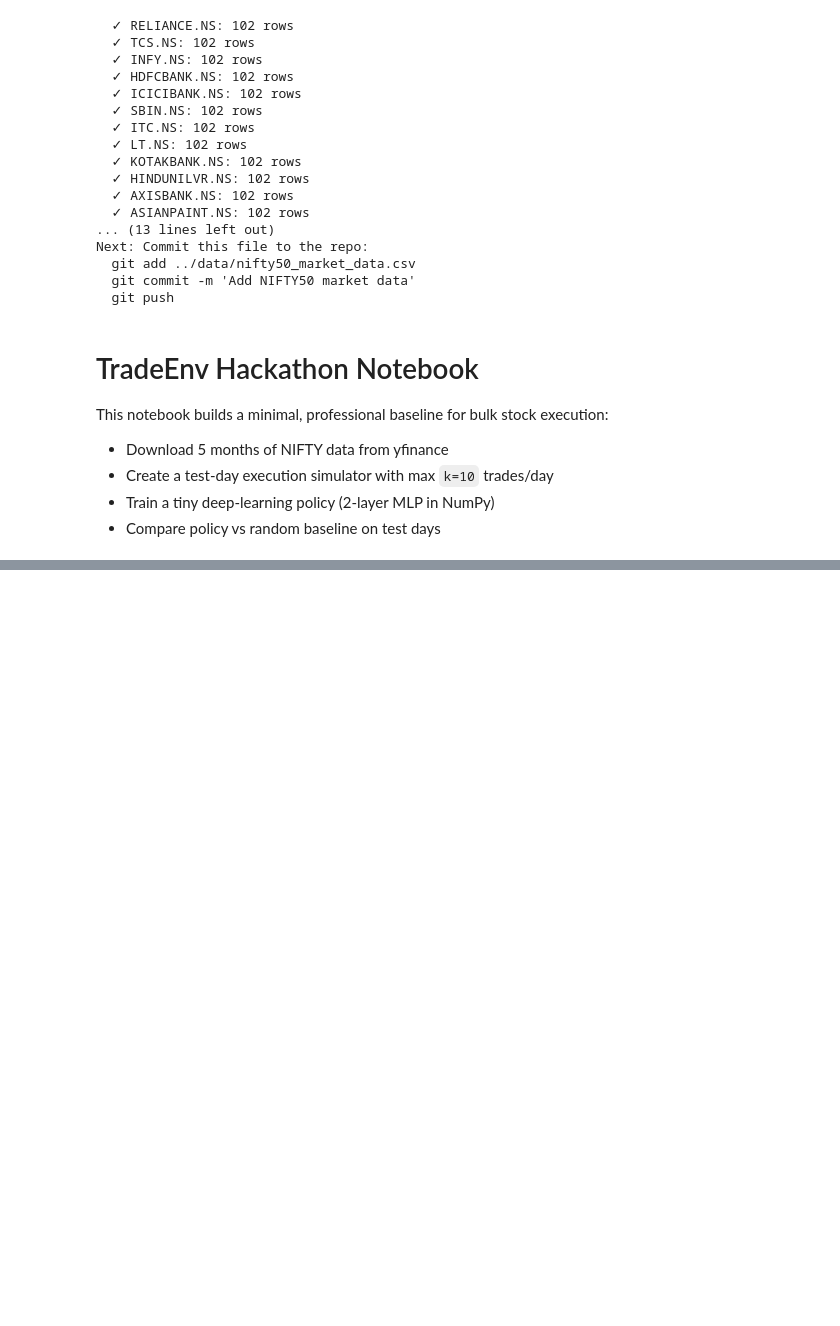
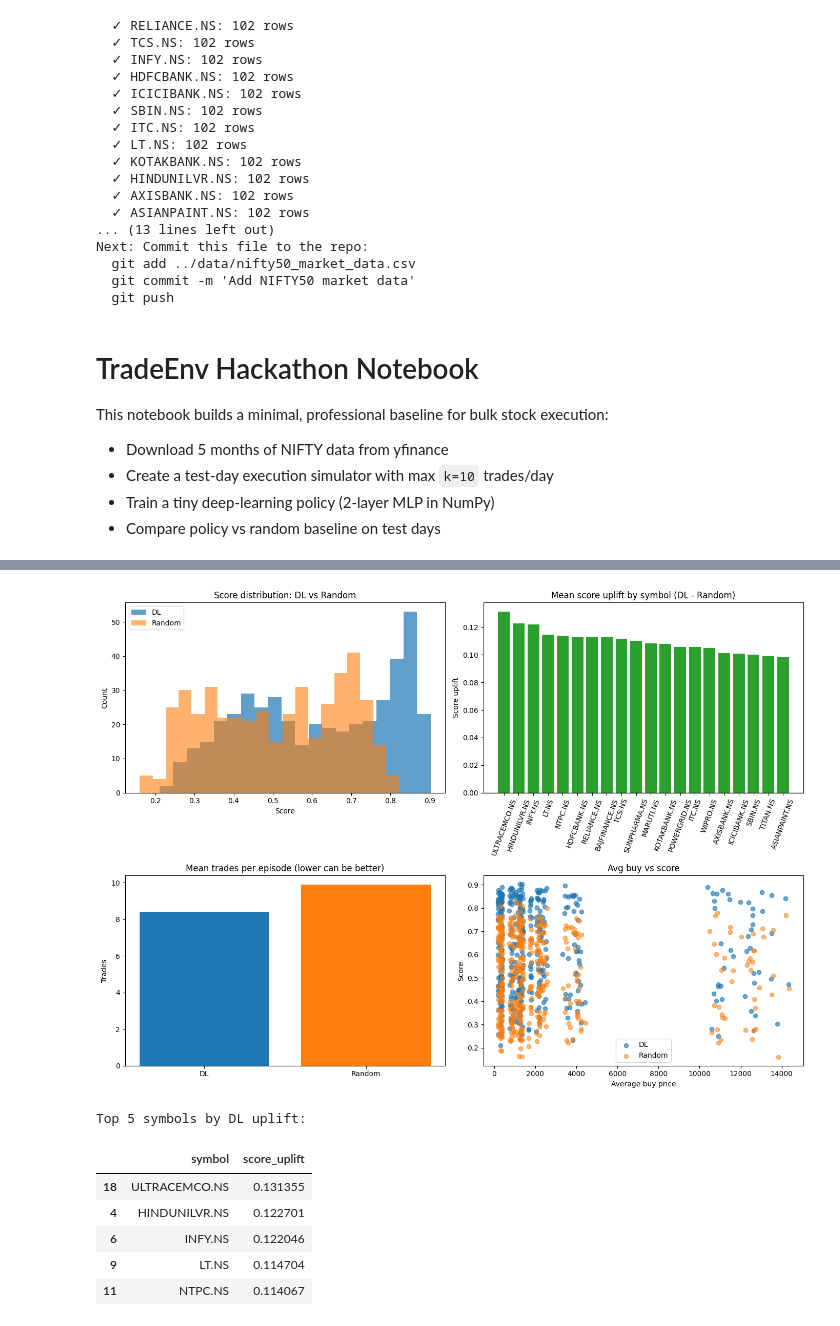
Before and after one commit to qxakshat/TradeEnv, a Jupyter notebook: notebooks/hackathon_project.ipynb, the cells around one changed output, grey strips where cells are left out. Cells and saved outputs as stored; diff of their text form; code cells hidden in the pictures; blank space fills up the shorter version.

```diff
--- a/notebooks/hackathon_project.ipynb
+++ b/notebooks/hackathon_project.ipynb
@@ -223,8 +223,10 @@ def build_dataset(frame):
                 (px - r.low) / spread,
                 progress,
             ]
-            # teacher signal: larger buy when relative price is cheap
-            y = 1.0 / (1.0 + np.exp(8.0 * f[0]))
+            # Stronger teacher signal: buy when price is in lower quartile of daily range
+            # Lower price relative to day's range = higher buy signal
+            price_position = (px - r.low) / spread  # 0=low, 1=high
+            y = max(0.0, 1.0 - 1.5 * price_position)  # Strong signal: buy mostly when cheap
             feats.append(f)
             labels.append([y])
     return np.array(feats, dtype=np.float32), np.array(labels, dtype=np.float32)
@@ -235,5 +237,7 @@ test_df = df[df['date'] > split_date].copy()
 
 X_train, y_train = build_dataset(train_df)
 X_test, y_test = build_dataset(test_df)
+print(f"Training set: {X_train.shape[0]} samples, label mean={y_train.mean():.3f}")
+print(f"Test set: {X_test.shape[0]} samples, label mean={y_test.mean():.3f}")
 X_train.shape, X_test.shape
 # %% [output]
@@ -372,0 +392,56 @@ DL beats random on score: False
+# %%
+import matplotlib.pyplot as plt
+import numpy as np
+
+plot_df = res.copy()
+plot_df['score_uplift'] = plot_df['dl_score'] - plot_df['rand_score']
+
+fig, axes = plt.subplots(2, 2, figsize=(14, 10))
+
+# 1) Score distribution
+axes[0, 0].hist(plot_df['dl_score'], bins=20, alpha=0.7, label='DL', color='tab:blue')
+axes[0, 0].hist(plot_df['rand_score'], bins=20, alpha=0.6, label='Random', color='tab:orange')
+axes[0, 0].set_title('Score distribution: DL vs Random')
+axes[0, 0].set_xlabel('Score')
+axes[0, 0].set_ylabel('Count')
+axes[0, 0].legend()
+
+# 2) Uplift by symbol
+uplift_by_symbol = plot_df.groupby('symbol', as_index=False)['score_uplift'].mean().sort_values('score_uplift', ascending=False)
+axes[0, 1].bar(uplift_by_symbol['symbol'], uplift_by_symbol['score_uplift'], color='tab:green')
+axes[0, 1].axhline(0.0, color='black', linewidth=1)
+axes[0, 1].set_title('Mean score uplift by symbol (DL - Random)')
+axes[0, 1].set_ylabel('Score uplift')
+axes[0, 1].tick_params(axis='x', rotation=70)
+
+# 3) Trade efficiency
+trade_eff = pd.DataFrame({
+    'policy': ['DL', 'Random'],
+    'mean_trades': [plot_df['dl_trades'].mean(), plot_df['rand_trades'].mean()],
+})
+axes[1, 0].bar(trade_eff['policy'], trade_eff['mean_trades'], color=['tab:blue', 'tab:orange'])
+axes[1, 0].set_title('Mean trades per episode (lower can be better)')
+axes[1, 0].set_ylabel('Trades')
+
+# 4) Score vs average buy
+axes[1, 1].scatter(plot_df['dl_avg_buy'], plot_df['dl_score'], alpha=0.65, color='tab:blue', label='DL')
+axes[1, 1].scatter(plot_df['rand_avg_buy'], plot_df['rand_score'], alpha=0.55, color='tab:orange', label='Random')
+axes[1, 1].set_title('Avg buy vs score')
+axes[1, 1].set_xlabel('Average buy price')
+axes[1, 1].set_ylabel('Score')
+axes[1, 1].legend()
+
+plt.tight_layout()
+plt.show()
+
+print('Top 5 symbols by DL uplift:')
+display(uplift_by_symbol.head(5))
+# %% [output]
+[figure, added]
+Top 5 symbols by DL uplift:
+|  | symbol | score_uplift |
+| 18 | ULTRACEMCO.NS | 0.131355 |
+| 4 | HINDUNILVR.NS | 0.122701 |
+| 6 | INFY.NS | 0.122046 |
+| 9 | LT.NS | 0.114704 |
+| 11 | NTPC.NS | 0.114067 |
```
Also changed, not shown: parts of 5 cells of this notebook, 7 other files.
